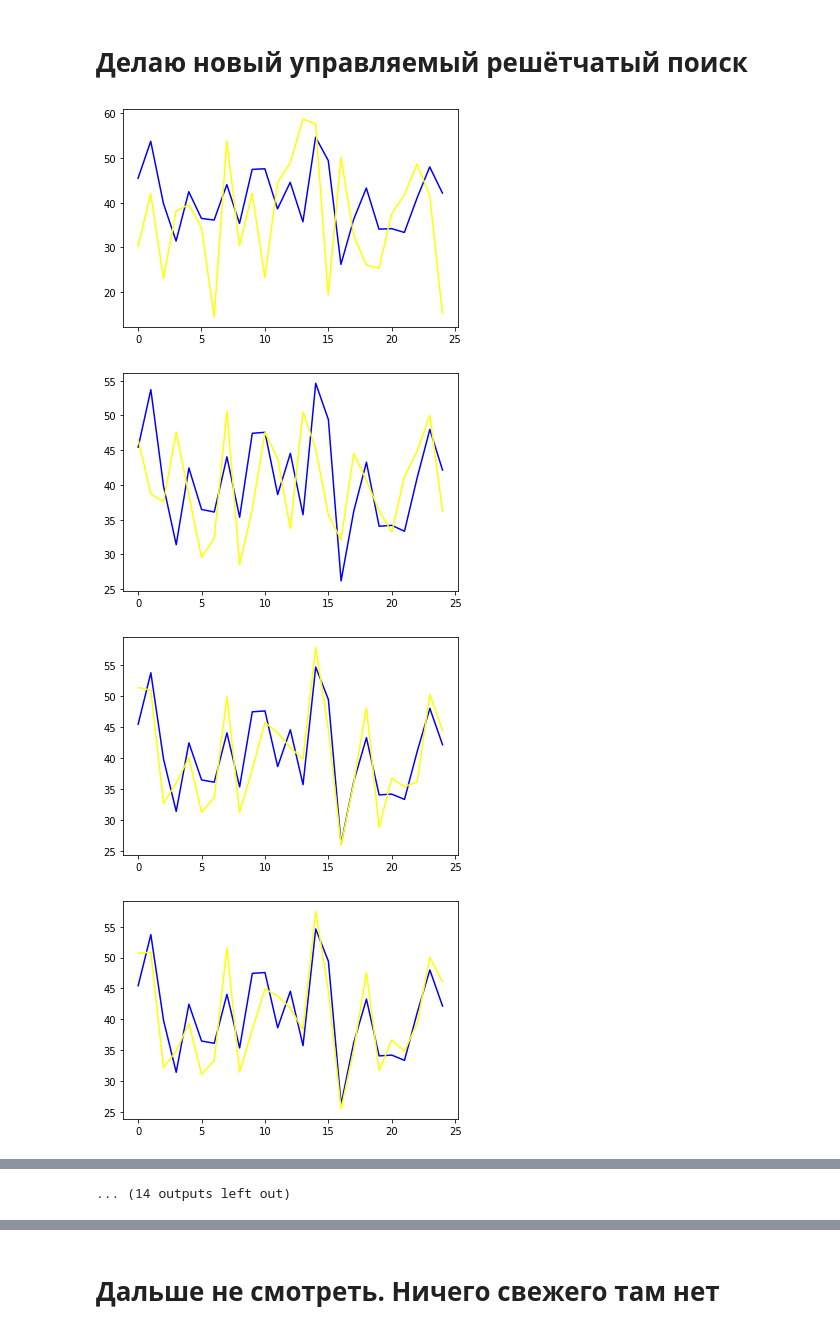
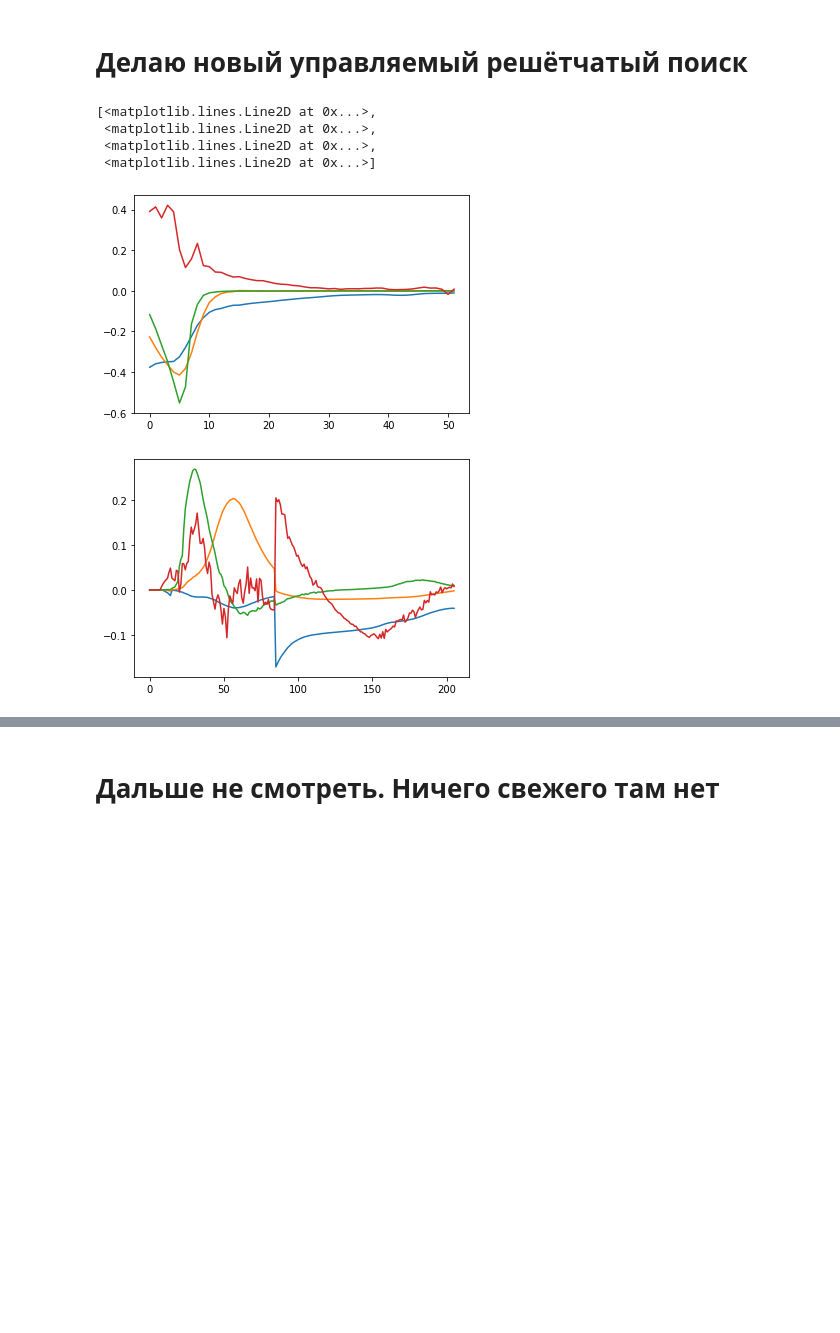
Before and after one commit to 89605502155/ML-repositry, a Jupyter notebook: new_NPLS1.ipynb, the cells around one changed output, grey strips where cells are left out. Drawn from its saved outputs; the diff is of its cells as text; code cells hidden in the pictures; blank space fills up the shorter version.

```diff
--- a/new_NPLS1.ipynb
+++ b/new_NPLS1.ipynb
@@ -222,35 +251,37 @@ class Tri_PLS1_grid(RegressorMixin,BaseEstimator):
 def flatten(x):
     sh = x.shape
     return x.reshape(sh[0:len(sh)-1])
 # для гуминовых веществ может иметь смысл взять чуть больше компонент;
 # для аминокислот должно быть достаточно одного
-model = Tri_PLS1_grid(n_components=23, a=0.09)
+model = Tri_PLS1_grid(n_components=4, a=0.3)
 
 # NB: здесь мы ничего не центрируем, что как будто не влияет на результат
 X = Xdata_numpy['X']
 #X=X_setting.copy()
 #X -= X.mean(axis = 0) # раскомментировать для центрирования по X
 
 y0 = Ydata.to_numpy()[:,0] # здесь номер колонки выбирает гуминовые вещества / тирозин / триптофан
 
 st=np.std(y0)
 #y0 -= y0.mean() # раскомментировать для центрирования по
 #y0 /= (st**2)
 model.fit(X[:25,:,:], y0[:25])
 
 # почему-то массивы w_i, w_k оказываются трёхмерными, но последняя размерность всегда 1
 # уберём её, чтобы работать, как мы обычно работаем с матрицами
 def flatten(x):
     sh = x.shape
     return x.reshape(sh[0:len(sh)-1])
 
 plt.figure()
 plt.plot(flatten(model.w_i).transpose())
 
 plt.figure()
 plt.plot(flatten(model.w_k).transpose())
 # %% [output]
+[<matplotlib.lines.Line2D at 0x...>,
+ <matplotlib.lines.Line2D at 0x...>,
+ <matplotlib.lines.Line2D at 0x...>,
+ <matplotlib.lines.Line2D at 0x...>]
-[figure, old version]
+[figure, new version]
-[figure, old version]
+[figure, new version]
-[figure, removed]
-[figure, removed]
@@ -265,4 +288,3 @@ plt.plot(flatten(model.w_k).transpose())
-... (14 outputs left out)
 # %%
 y_=model.predict(10*X[25:,:,:])
 # %%
```
Also changed, not shown: parts of 40 cells of this notebook, 1 other file.
